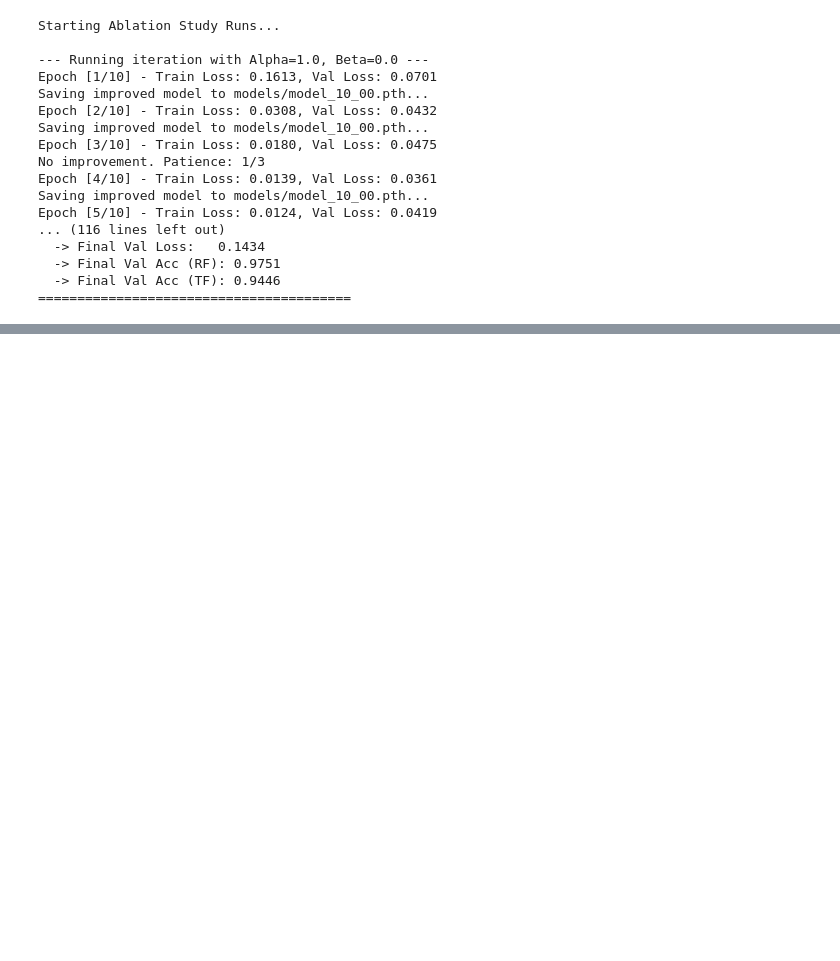
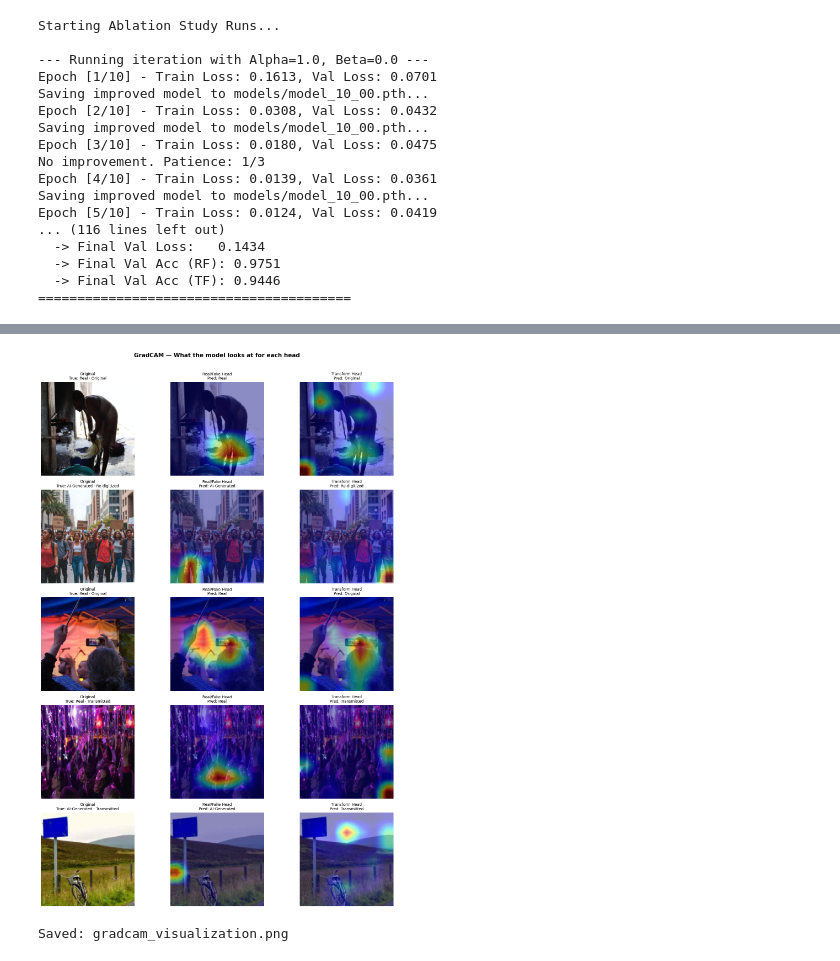
Before and after one commit to francescoinnocenzi/DeepFakeDetection, a Jupyter notebook: main.ipynb, the cells around one changed output, grey strips where cells are left out. Cells and saved outputs as stored; diff of their text form; code cells hidden in the pictures; blank space fills up the shorter version.

Commit message:
added gradcam plots

```diff
--- a/main.ipynb
+++ b/main.ipynb
@@ -119,0 +111,13 @@ Saved: ablation_study.png
+# %%
+from src.evaluation.visualizer import plot_gradcam
+
+best_model = MultiTaskModel().to(device)
+
+best_model.load_state_dict(torch.load("models/model_05_05.pth", map_location=device))
+
+# best_model, val_loader, and device must already be defined
+# (run the cell above first if you have not already).
+plot_gradcam(best_model, val_loader, device, num_samples=5)
+# %% [output]
+[figure, added]
+Saved: gradcam_visualization.png
```
Also changed, not shown: parts of 1 cell of this notebook, 2 other files.
